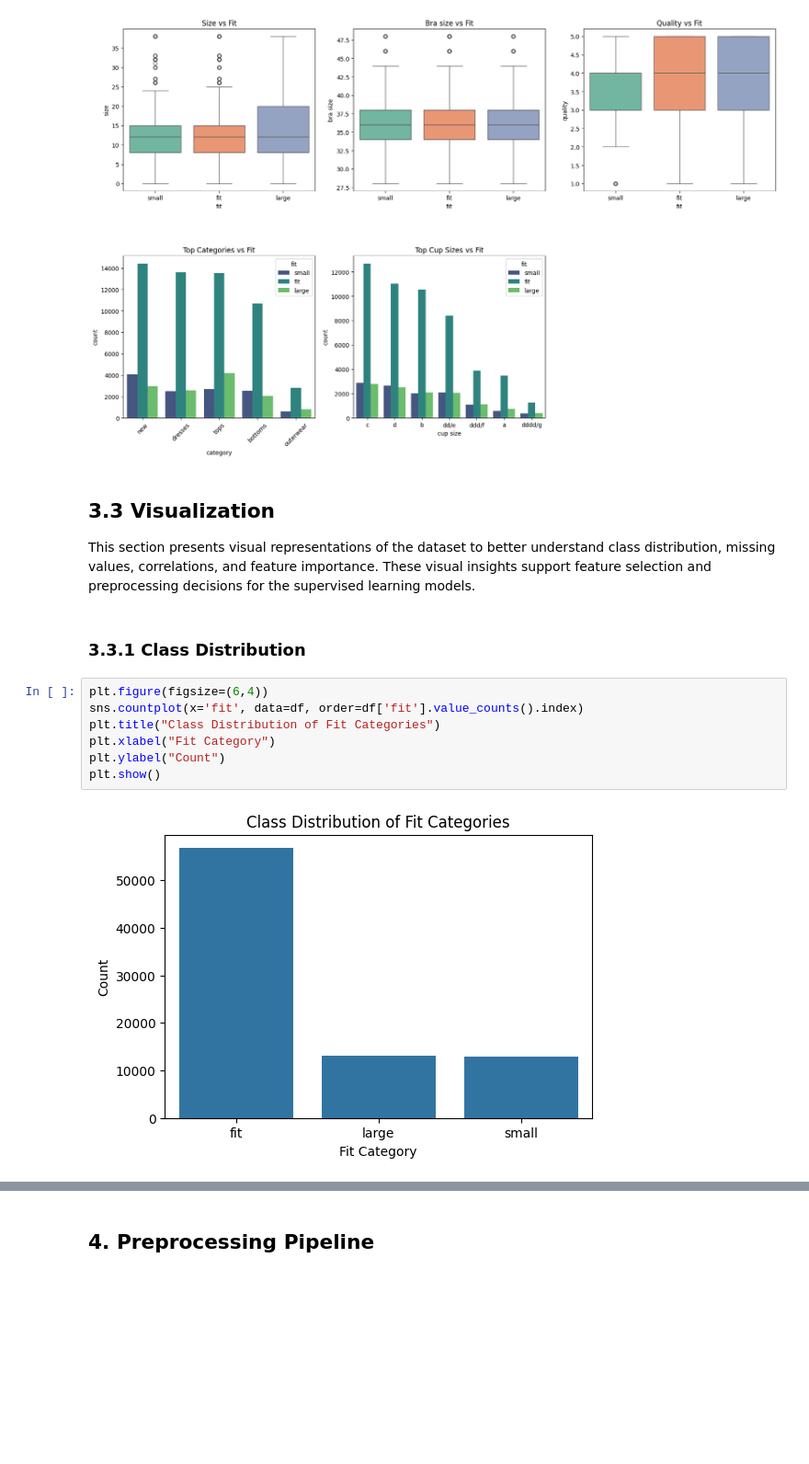
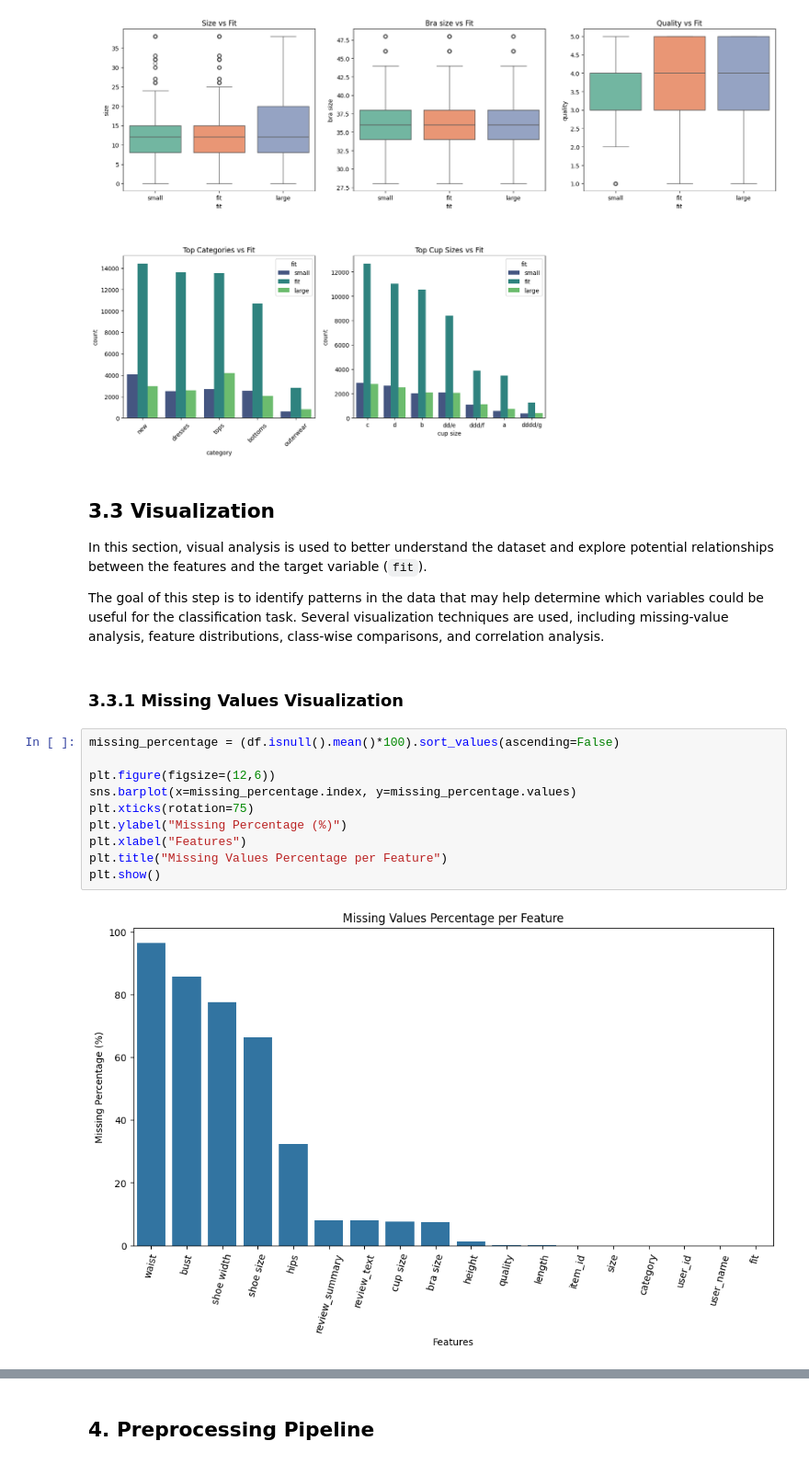
Before and after one commit to alameer515/SWE485-Project-Group10, a Jupyter notebook: Phase1_Data_Exploration.ipynb, the cells around one changed output, grey strips where cells are left out. Shown at 92% size. Drawn from its saved outputs; the diff is of its cells as text; blank space fills up the shorter version.

Commit message:
changes in Visualization part

```diff
--- a/Phase1_Data_Exploration.ipynb
+++ b/Phase1_Data_Exploration.ipynb
@@ -238,19 +246,21 @@ Passing `palette` without assigning `hue` is deprecated and will be removed in v
 # %% [markdown]
 ## 3.3 Visualization
 
-This section presents visual representations of the dataset to better understand
-class distribution, missing values, correlations, and feature importance.
-These visual insights support feature selection and preprocessing decisions
-for the supervised learning models.
+In this section, visual analysis is used to better understand the dataset and explore potential relationships between the features and the target variable (`fit`).
+
+The goal of this step is to identify patterns in the data that may help determine which variables could be useful for the classification task. Several visualization techniques are used, including missing-value analysis, feature distributions, class-wise comparisons, and correlation analysis.
 # %% [markdown]
-### 3.3.1 Class Distribution
+### 3.3.1 Missing Values Visualization
 # %%
-plt.figure(figsize=(6,4))
-sns.countplot(x='fit', data=df, order=df['fit'].value_counts().index)
-plt.title("Class Distribution of Fit Categories")
-plt.xlabel("Fit Category")
-plt.ylabel("Count")
+missing_percentage = (df.isnull().mean()*100).sort_values(ascending=False)
+
+plt.figure(figsize=(12,6))
+sns.barplot(x=missing_percentage.index, y=missing_percentage.values)
+plt.xticks(rotation=75)
+plt.ylabel("Missing Percentage (%)")
+plt.xlabel("Features")
+plt.title("Missing Values Percentage per Feature")
 plt.show()
 # %% [output]
-[figure, old version]
+[figure, new version]
 # %% [markdown]
```
Also changed, not shown: parts of 19 cells of this notebook.
